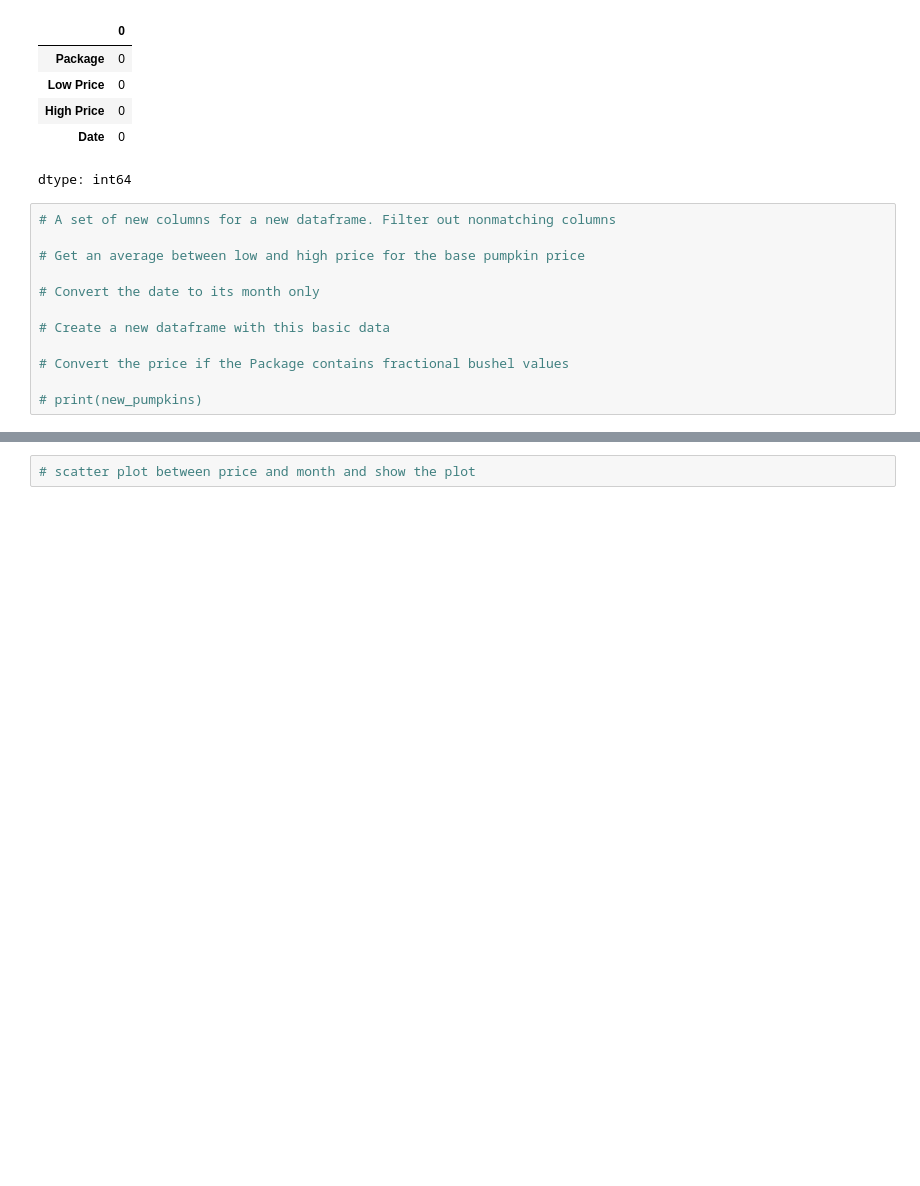
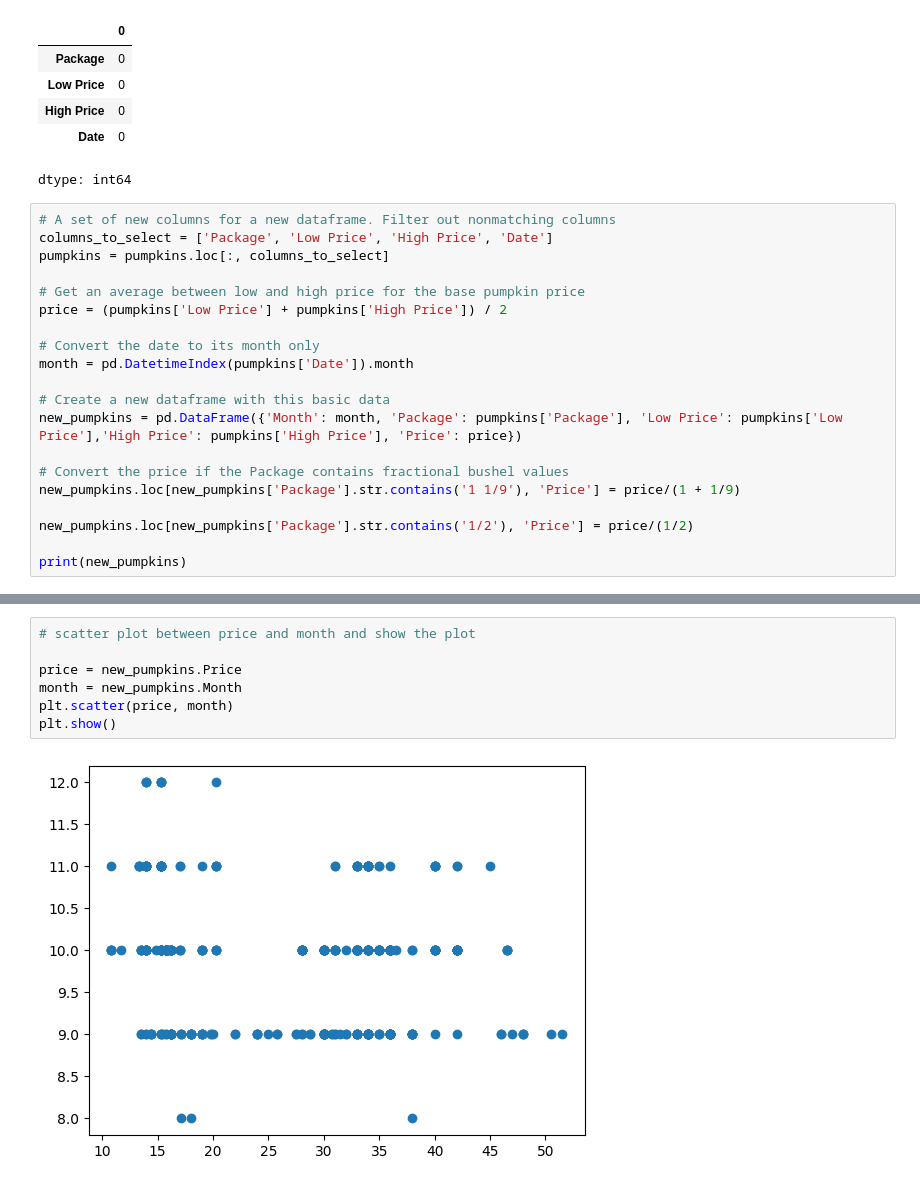
Before and after one commit to Mufasakong/ML-For-Beginners, a Jupyter notebook: 2-Regression/2-Data/notebook.ipynb, the cells around one changed output, grey strips where cells are left out. Cells and saved outputs as stored; diff of their text form; blank space fills up the shorter version.

```diff
--- a/2-Regression/2-Data/notebook.ipynb
+++ b/2-Regression/2-Data/notebook.ipynb
@@ -35,13 +35,21 @@ pumpkins.isnull().sum()
 dtype: int64
 # %%
 # A set of new columns for a new dataframe. Filter out nonmatching columns
+columns_to_select = ['Package', 'Low Price', 'High Price', 'Date']
+pumpkins = pumpkins.loc[:, columns_to_select]
 
 # Get an average between low and high price for the base pumpkin price
+price = (pumpkins['Low Price'] + pumpkins['High Price']) / 2
 
 # Convert the date to its month only
+month = pd.DatetimeIndex(pumpkins['Date']).month
 
 # Create a new dataframe with this basic data
+new_pumpkins = pd.DataFrame({'Month': month, 'Package': pumpkins['Package'], 'Low Price': pumpkins['Low Price'],'High Price': pumpkins['High Price'], 'Price': price})
 
 # Convert the price if the Package contains fractional bushel values
+new_pumpkins.loc[new_pumpkins['Package'].str.contains('1 1/9'), 'Price'] = price/(1 + 1/9)
 
-# print(new_pumpkins)
+new_pumpkins.loc[new_pumpkins['Package'].str.contains('1/2'), 'Price'] = price/(1/2)
+
+print(new_pumpkins)
@@ -48,4 +71,11 @@ dtype: int64
 # %%
 # scatter plot between price and month and show the plot
+
+price = new_pumpkins.Price
+month = new_pumpkins.Month
+plt.scatter(price, month)
+plt.show()
+# %% [output]
+[figure, added]
 # %%
 # average the price by month and show the bar plot
```
Also changed, not shown: parts of 2 cells of this notebook.
